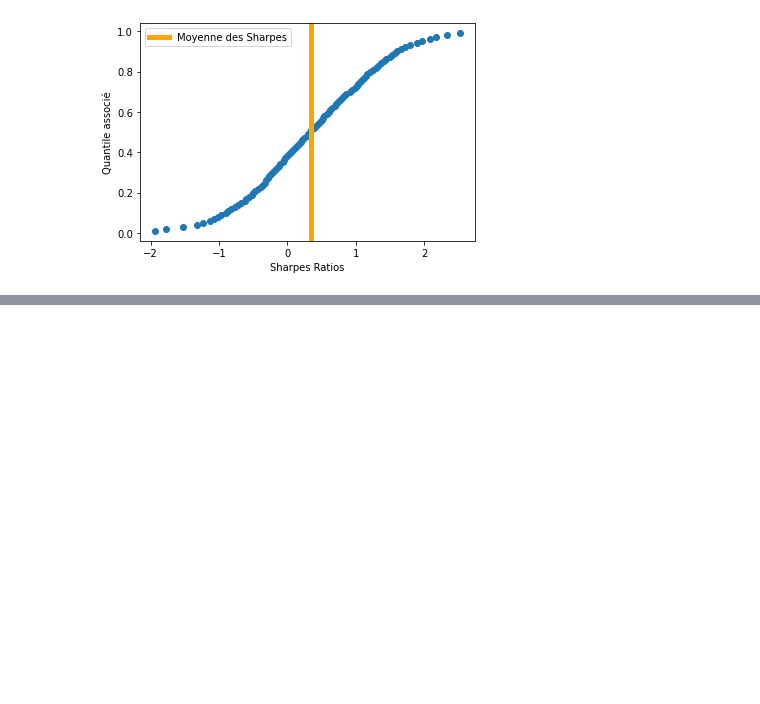
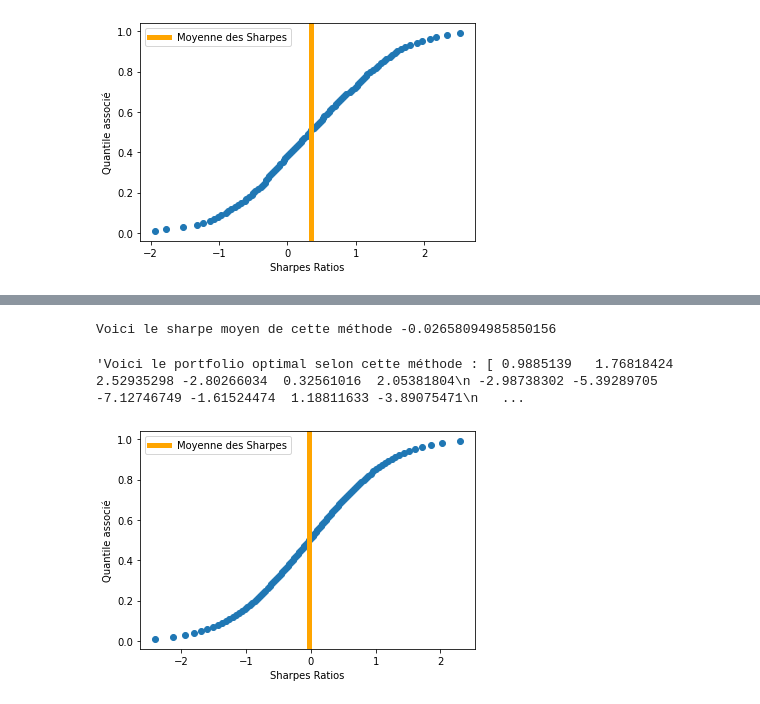
Before and after one commit to PyTomSss/StatApp_M1_ENSAE, a Jupyter notebook: Brouillon_Tom/Notebook_brouillon_Tom.ipynb, the cells around one changed output, grey strips where cells are left out. Cells and saved outputs as stored; diff of their text form; code cells hidden in the pictures; blank space fills up the shorter version.

```diff
--- a/Brouillon_Tom/Notebook_brouillon_Tom.ipynb
+++ b/Brouillon_Tom/Notebook_brouillon_Tom.ipynb
@@ -536,0 +550,6 @@ Voici le sharpe moyen de cette méthode 0.3431323828169483
+# %%
+generation_tableau_rdts(30, 256*5, [0.05], [0.2], 80000, 256, RidgeCV(fit_intercept=False, cv = 5))
+# %% [output]
+Voici le sharpe moyen de cette méthode -0.02658094985850156
+'Voici le portfolio optimal selon cette méthode : [ 0.9885139   1.76818424  2.52935298 -2.80266034  0.32561016  2.05381804\n -2.98738302 -5.39289705 -7.12746749 -1.61524474  1.18811633 -3.89075471\n   ...
+[figure, added]
```
Also changed, not shown: parts of 13 cells of this notebook.
